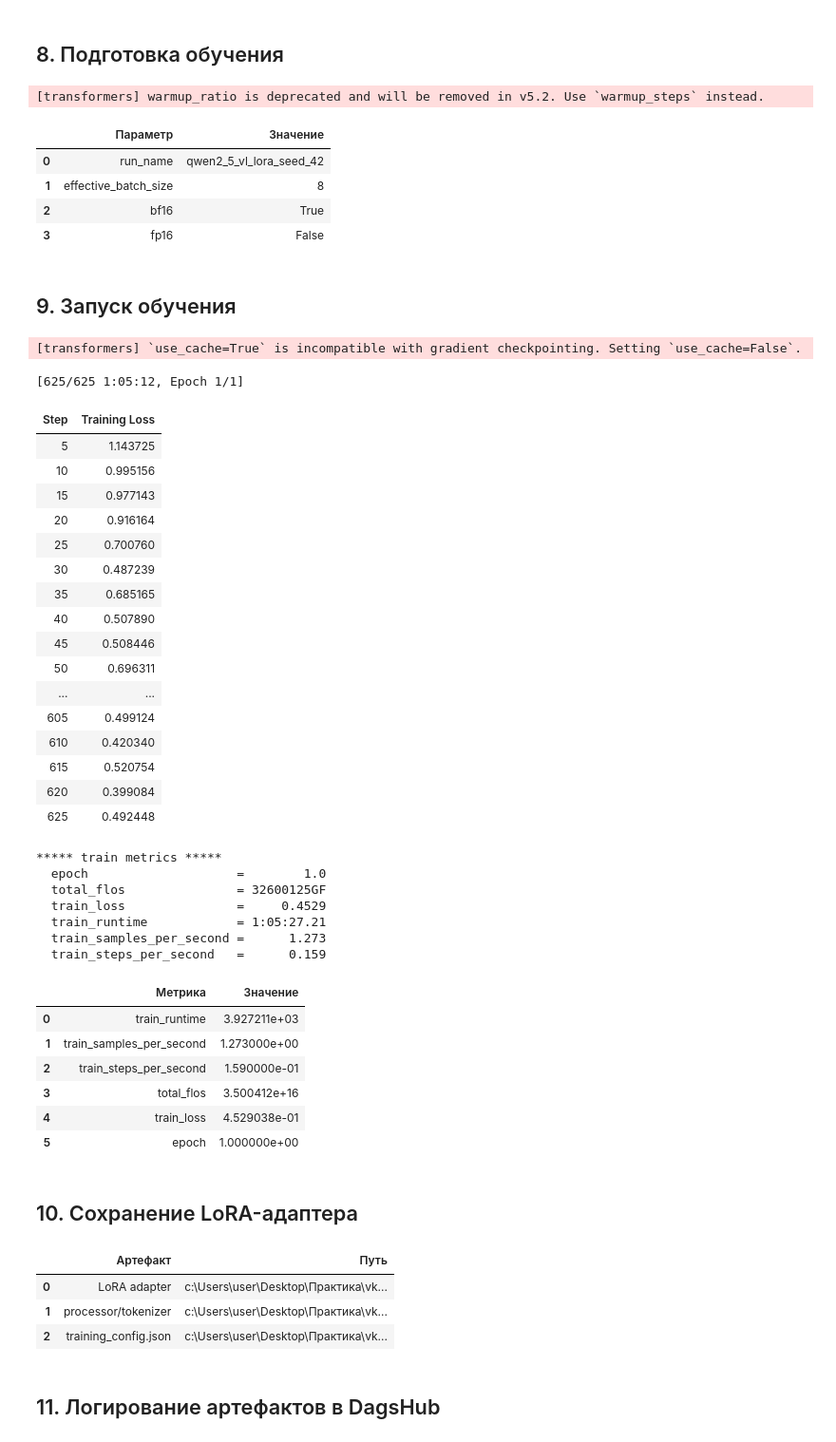
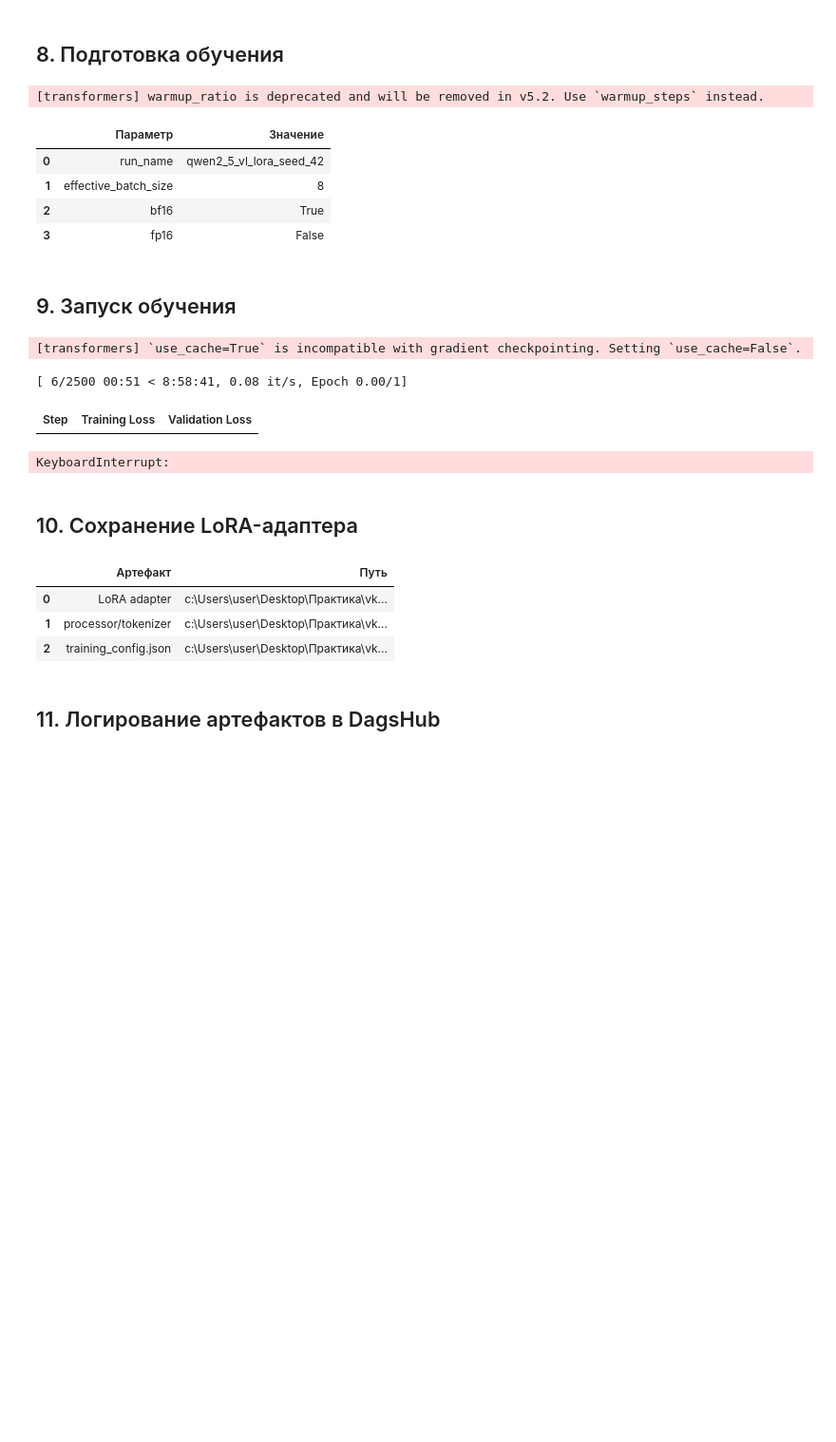
Before and after one commit to Dezurn/vk-vision-language-vqa, a Jupyter notebook: notebooks/train_lora_qwen.ipynb, the cells around one changed output. Shown at 95% size. Drawn from its saved outputs; the diff is of its cells as text; code cells hidden in the pictures; blank space fills up the shorter version.

Commit message:
2 версия qwen+lora

```diff
--- a/notebooks/train_lora_qwen.ipynb
+++ b/notebooks/train_lora_qwen.ipynb
@@ -77,26 +77,27 @@ DATA_PATH = PROJECT_ROOT / "data" / "processed" / "train.jsonl"
 GQA_TRAIN_INSTRUCTIONS_DIR = DATA_DIR / "train_balanced_instructions"
 GQA_TRAIN_IMAGES_DIR = DATA_DIR / "train_balanced_images"
 
-OUTPUT_DIR = PROJECT_ROOT / "outputs" / "qwen_lora_adapter"
-CHECKPOINT_DIR = PROJECT_ROOT / "checkpoints" / "qwen_lora_training"
-LOG_DIR = PROJECT_ROOT / "logs" / "qwen_lora_training"
+OUTPUT_DIR = PROJECT_ROOT / "outputs" / "qwen_lora_adapter_3"
+CHECKPOINT_DIR = PROJECT_ROOT / "checkpoints" / "qwen_lora_training_v3"
+LOG_DIR = PROJECT_ROOT / "logs" / "qwen_lora_training_v3"
 for directory in [OUTPUT_DIR, CHECKPOINT_DIR, LOG_DIR]:
     directory.mkdir(parents=True, exist_ok=True)
 
 SEED = 42
-MAX_TRAIN_SAMPLES = 5000
-MAX_LENGTH = 512
+MAX_TRAIN_SAMPLES = 20000
+MAX_LENGTH = 3072
 MIN_PIXELS = 256 * 28 * 28
-MAX_PIXELS = 384 * 28 * 28
+MAX_PIXELS = 512  * 28 * 28
 GRADIENT_CHECKPOINTING = True
 
-PROMPT_TEMPLATE = """Answer the question using only the image. Give a short answer.
-Question: {question}
-Answer:"""
+PROMPT_TEMPLATE = """Ответь на вопрос, используя изображение.
+Дай только краткий ответ без объяснений.
+Вопрос: {question}
+Ответ:"""
 
 DAGSHUB_REPO_OWNER = "your_username"
 DAGSHUB_REPO_NAME = "vk-vision-language-vqa"
-MLFLOW_EXPERIMENT_NAME = "qwen_lora_training"
+MLFLOW_EXPERIMENT_NAME = "qwen_lora_training_v3"
 MLFLOW_TRACKING_URI = f"https://dagshub.com/{DAGSHUB_REPO_OWNER}/{DAGSHUB_REPO_NAME}.mlflow"
 
 set_seed(SEED)
@@ -148,7 +149,7 @@ dagshub.init(
 )
 
 mlflow.set_tracking_uri("https://dagshub.com/Dezurn/vk-vision-language-vqa.mlflow")
-mlflow.set_experiment("qwen_lora_training")
+mlflow.set_experiment("qwen_lora_training_3")
 MLFLOW_READY = True
 # %% [output]
 Accessing as Dezurn
@@ -507,8 +517,8 @@ display(model_info_df)
 ## 7. Настройка LoRA
 # %%
 LORA_CONFIG = {
-    "r": 8,
-    "lora_alpha": 16,
+    "r": 32,
+    "lora_alpha": 64,
     "lora_dropout": 0.05,
     "target_modules": [
         "q_proj",
@@ -683,57 +736,29 @@ display(prep_df)
 ## 9. Запуск обучения
 # %%
 train_result = trainer.train()
+trainer.train(resume_from_checkpoint=True)
 trainer.save_state()
 
 train_metrics = {
     key: value
     for key, value in train_result.metrics.items()
     if isinstance(value, (int, float)) and math.isfinite(value)
 }
 trainer.log_metrics("train", train_metrics)
 trainer.save_metrics("train", train_metrics)
 
 if mlflow.active_run() is not None:
     mlflow.log_metrics({f"train_{key}": float(value) for key, value in train_metrics.items()}, step=trainer.state.global_step)
 
 pd.DataFrame([
     {"Метрика": key, "Значение": value}
     for key, value in train_metrics.items()
 ])
 # %% [output]
 [transformers] `use_cache=True` is incompatible with gradient checkpointing. Setting `use_cache=False`.
-[625/625 1:05:12, Epoch 1/1]
+[ 6/2500 00:51 < 8:58:41, 0.08 it/s, Epoch 0.00/1]
-| Step | Training Loss |
-| 5 | 1.143725 |
-| 10 | 0.995156 |
-| 15 | 0.977143 |
-| 20 | 0.916164 |
-| 25 | 0.700760 |
-| 30 | 0.487239 |
-| 35 | 0.685165 |
-| 40 | 0.507890 |
-| 45 | 0.508446 |
-| 50 | 0.696311 |
-| ... | ... |
-| 605 | 0.499124 |
-| 610 | 0.420340 |
-| 615 | 0.520754 |
-| 620 | 0.399084 |
-| 625 | 0.492448 |
+| Step | Training Loss | Validation Loss |
-***** train metrics *****
-  epoch                    =        1.0
-  total_flos               = 32600125GF
-  train_loss               =     0.4529
-  train_runtime            = 1:05:27.21
-  train_samples_per_second =      1.273
-  train_steps_per_second   =      0.159
+KeyboardInterrupt:
-|  | Метрика | Значение |
-| 0 | train_runtime | 3.927211e+03 |
-| 1 | train_samples_per_second | 1.273000e+00 |
-| 2 | train_steps_per_second | 1.590000e-01 |
-| 3 | total_flos | 3.500412e+16 |
-| 4 | train_loss | 4.529038e-01 |
-| 5 | epoch | 1.000000e+00 |
 # %% [markdown]
 ## 10. Сохранение LoRA-адаптера
 # %%
```
Also changed, not shown: parts of 4 cells of this notebook, 3 other files.
